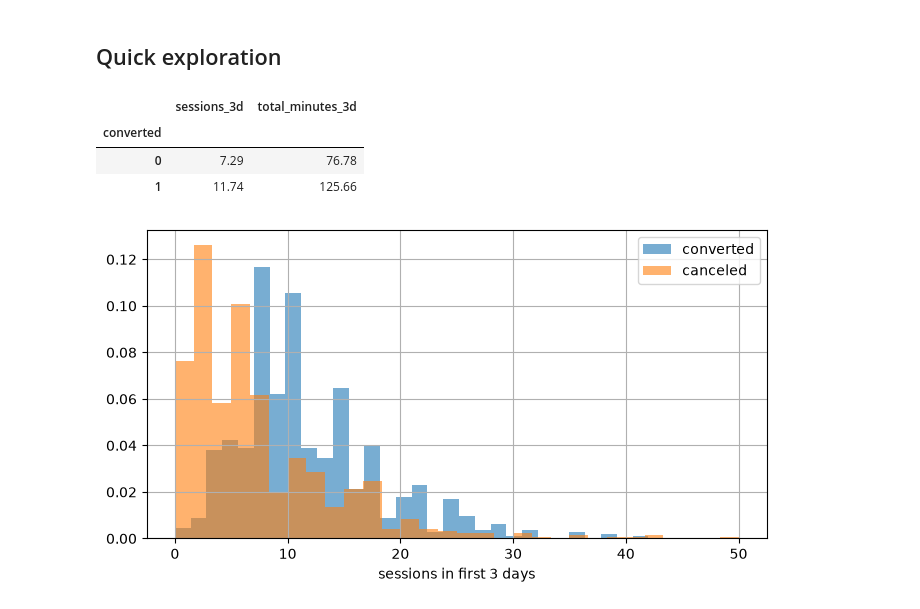
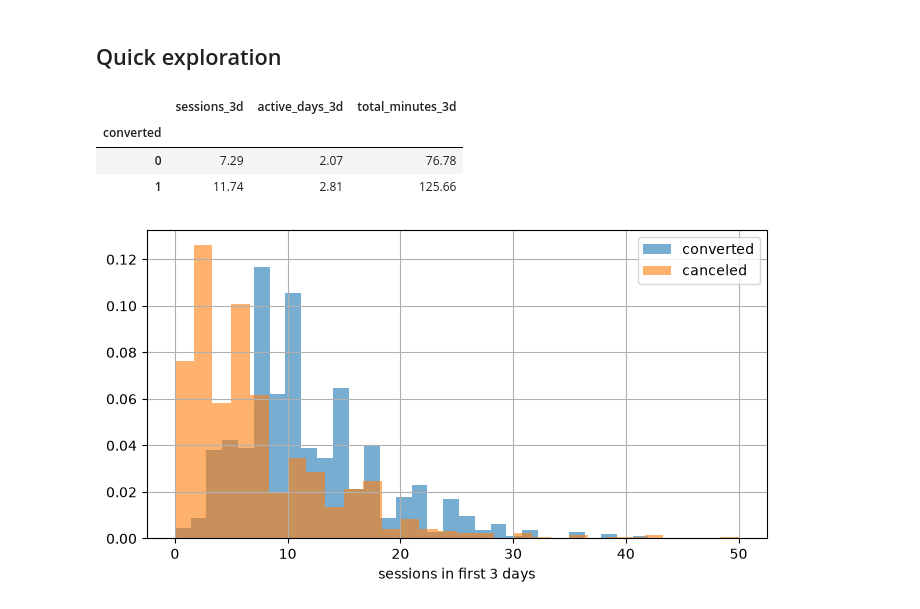
Before and after one commit to evangoh122/futureproof-ds, a Jupyter notebook: trial_conversion_model.ipynb, the cells around one changed output. Drawn from its saved outputs; the diff is of its cells as text; code cells hidden in the pictures.

Commit message:
EDA shows the active-days evidence its observations claim

```diff
--- a/trial_conversion_model.ipynb
+++ b/trial_conversion_model.ipynb
@@ -108,12 +108,13 @@ dtype: object
 ## Quick exploration
 # %%
 df["sessions_3d"] = df[["sessions_day1", "sessions_day2", "sessions_day3"]].sum(axis=1)
-df.groupby("converted")[["sessions_3d", "total_minutes_3d"]].mean().round(2)
+df["active_days_3d"] = (df[["sessions_day1", "sessions_day2", "sessions_day3"]] > 0).sum(axis=1)
+df.groupby("converted")[["sessions_3d", "active_days_3d", "total_minutes_3d"]].mean().round(2)
 # %% [output]
-|  | sessions_3d | total_minutes_3d |
-| converted |  |  |
-| 0 | 7.29 | 76.78 |
-| 1 | 11.74 | 125.66 |
+|  | sessions_3d | active_days_3d | total_minutes_3d |
+| converted |  |  |  |
+| 0 | 7.29 | 2.07 | 76.78 |
+| 1 | 11.74 | 2.81 | 125.66 |
 # %%
 fig, ax = plt.subplots(figsize=(8, 4))
 df[df.converted == 1]["sessions_3d"].hist(bins=30, alpha=0.6, label="converted", ax=ax, density=True)
```
